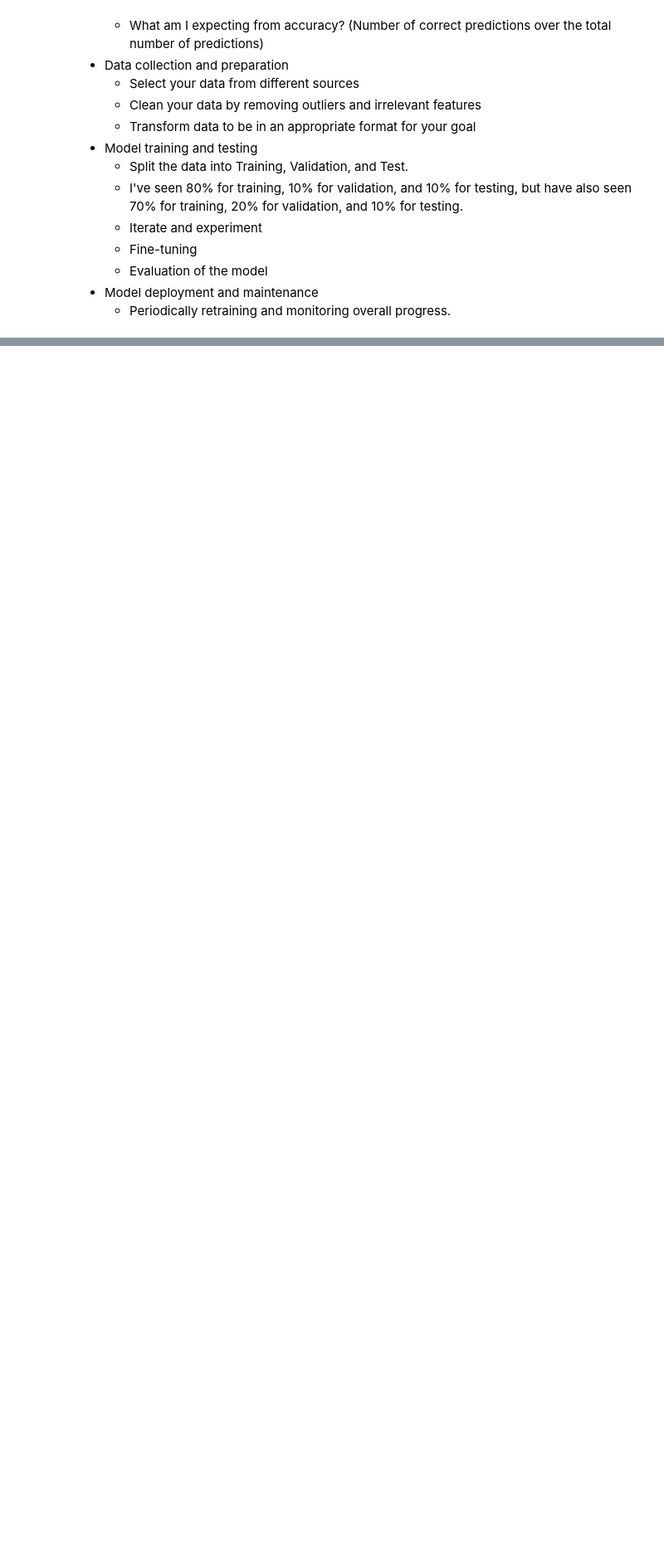
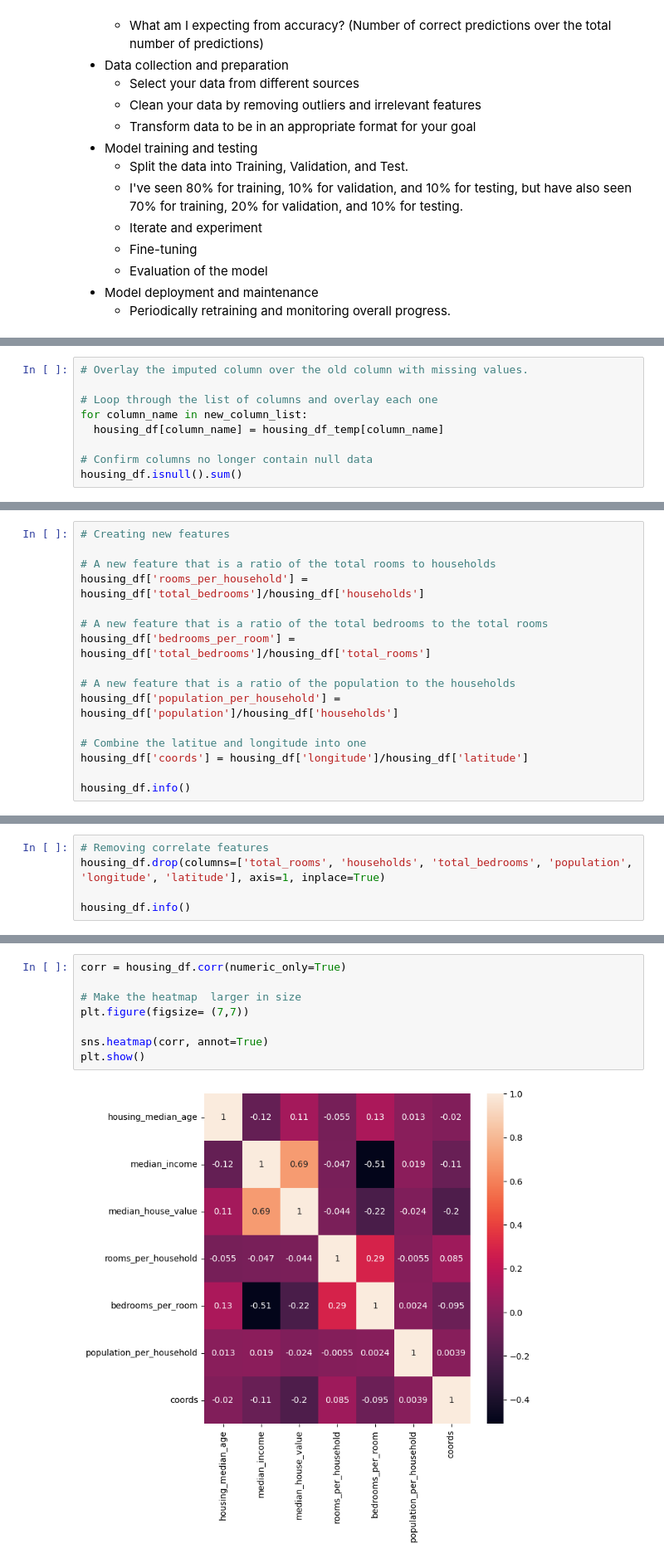
Before and after one commit to Evrot/Cyog, a Jupyter notebook: machine_learning_sept1420.ipynb, the cells around one changed output, grey strips where cells are left out. Shown at 83% size. Saved outputs shown, nothing was run; the diff lists cells and outputs as text; blank space fills up the shorter version.

```diff
--- a/machine_learning_sept1420.ipynb
+++ b/machine_learning_sept1420.ipynb
@@ -47,0 +193,9 @@ It can be built with a large enough dataset + enough compute processing power. L
+# %%
+# Overlay the imputed column over the old column with missing values.
+
+# Loop through the list of columns and overlay each one
+for column_name in new_column_list:
+  housing_df[column_name] = housing_df_temp[column_name]
+
+# Confirm columns no longer contain null data
+housing_df.isnull().sum()
@@ -47,0 +215,16 @@ It can be built with a large enough dataset + enough compute processing power. L
+# %%
+# Creating new features
+
+# A new feature that is a ratio of the total rooms to households
+housing_df['rooms_per_household'] = housing_df['total_bedrooms']/housing_df['households']
+
+# A new feature that is a ratio of the total bedrooms to the total rooms
+housing_df['bedrooms_per_room'] = housing_df['total_bedrooms']/housing_df['total_rooms']
+
+# A new feature that is a ratio of the population to the households
+housing_df['population_per_household'] = housing_df['population']/housing_df['households']
+
+# Combine the latitue and longitude into one
+housing_df['coords'] = housing_df['longitude']/housing_df['latitude']
+
+housing_df.info()
@@ -47,0 +249,5 @@ It can be built with a large enough dataset + enough compute processing power. L
+# %%
+# Removing correlate features
+housing_df.drop(columns=['total_rooms', 'households', 'total_bedrooms', 'population', 'longitude', 'latitude'], axis=1, inplace=True)
+
+housing_df.info()
@@ -47,0 +270,10 @@ It can be built with a large enough dataset + enough compute processing power. L
+# %%
+corr = housing_df.corr(numeric_only=True)
+
+# Make the heatmap  larger in size
+plt.figure(figsize= (7,7))
+
+sns.heatmap(corr, annot=True)
+plt.show()
+# %% [output]
+[figure, added]
```
Also changed, not shown: parts of 22 cells of this notebook.
